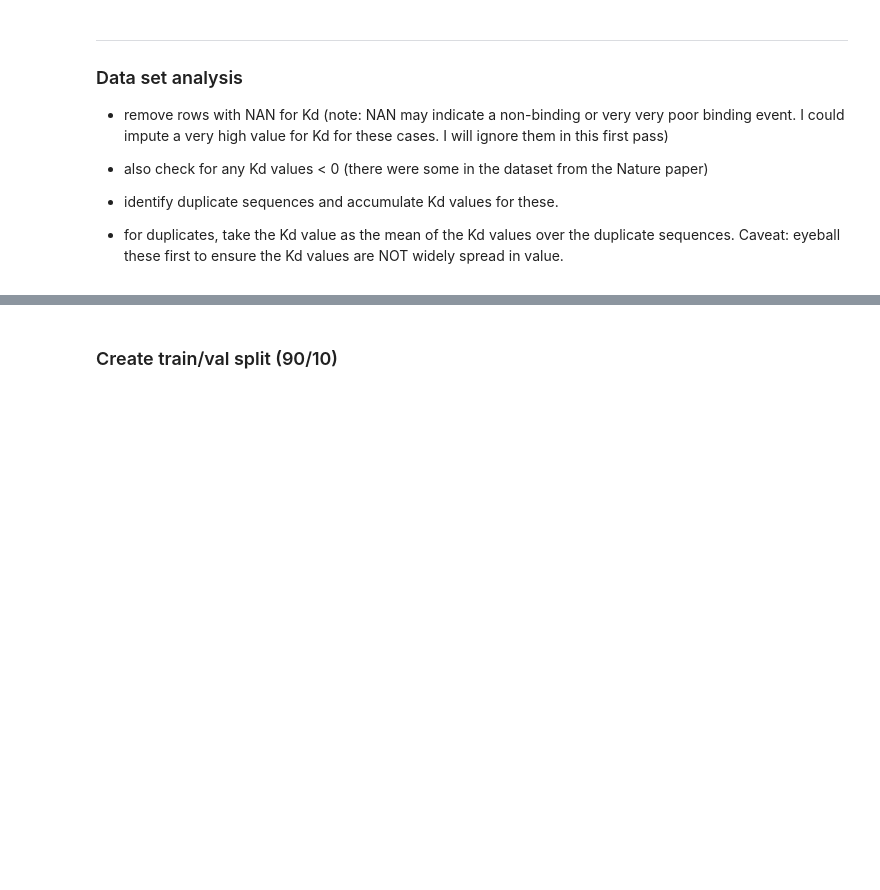
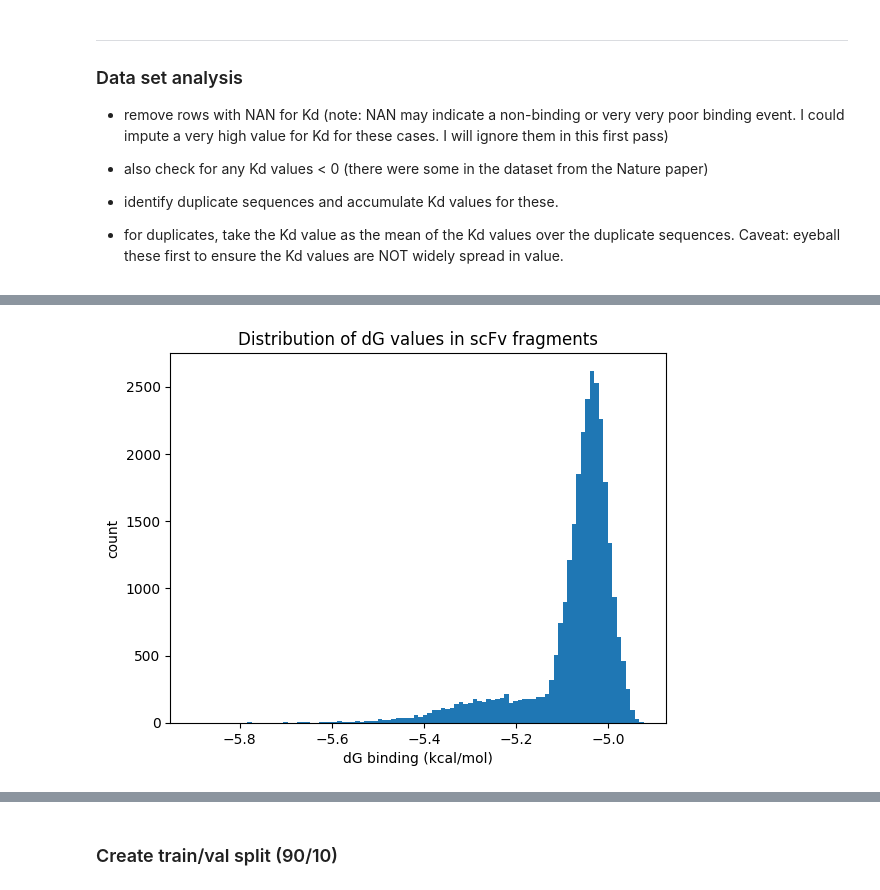
Before and after one commit to planaria158/BERT-antibody-antigen-binding-energy, a Jupyter notebook: notebooks/DataAnalysis.ipynb, the cells around one changed output, grey strips where cells are left out. Cells and saved outputs as stored; diff of their text form; code cells hidden in the pictures; blank space fills up the shorter version.

```diff
--- a/notebooks/DataAnalysis.ipynb
+++ b/notebooks/DataAnalysis.ipynb
@@ -97,3 +113,11 @@ print('Total number of different sequence lengths:', len(s), ', and it is', s, '
+# %%
+# calc binding free energy (in kcal/mol) from Kd
+# affinity is Kd in nM
+R = 1.98722 # cal/(mol*K)
+T = 298.15 # K
+def delta_G(Kd):
+    delG = R * T * math.log10(Kd * 1e-9)    # or -RT log10(Ka)
+    return delG/1000
 # %%
 # Histogram of Kd values
 #
@@ -108,3 +134,14 @@ plt.show()
+# %%
+# Histogram of dG binding values
+#
+kds = [delta_G(v) for k,v in seqs_mean_Kd.items()]
+plt.hist(kds, bins=100)
+plt.xlabel('dG binding (kcal/mol)')
+plt.ylabel('count')
+plt.title('Distribution of dG values in scFv fragments')
+plt.show()
+# %% [output]
+[figure, added]
 # %%
 # Get a sense of the frequency of mutation in each aa position in the scFv sequences
 #
```
Also changed, not shown: parts of 11 cells of this notebook, 4 other files.
